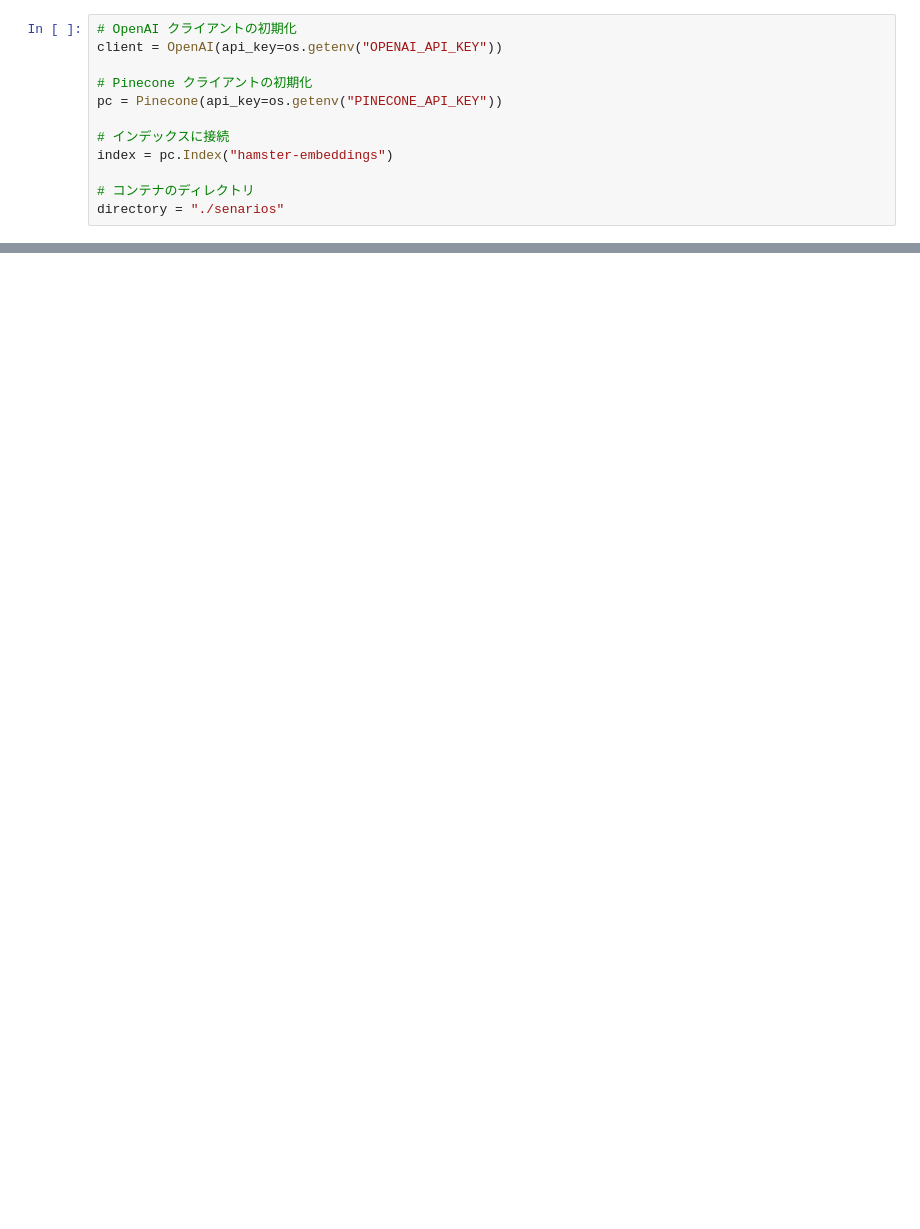
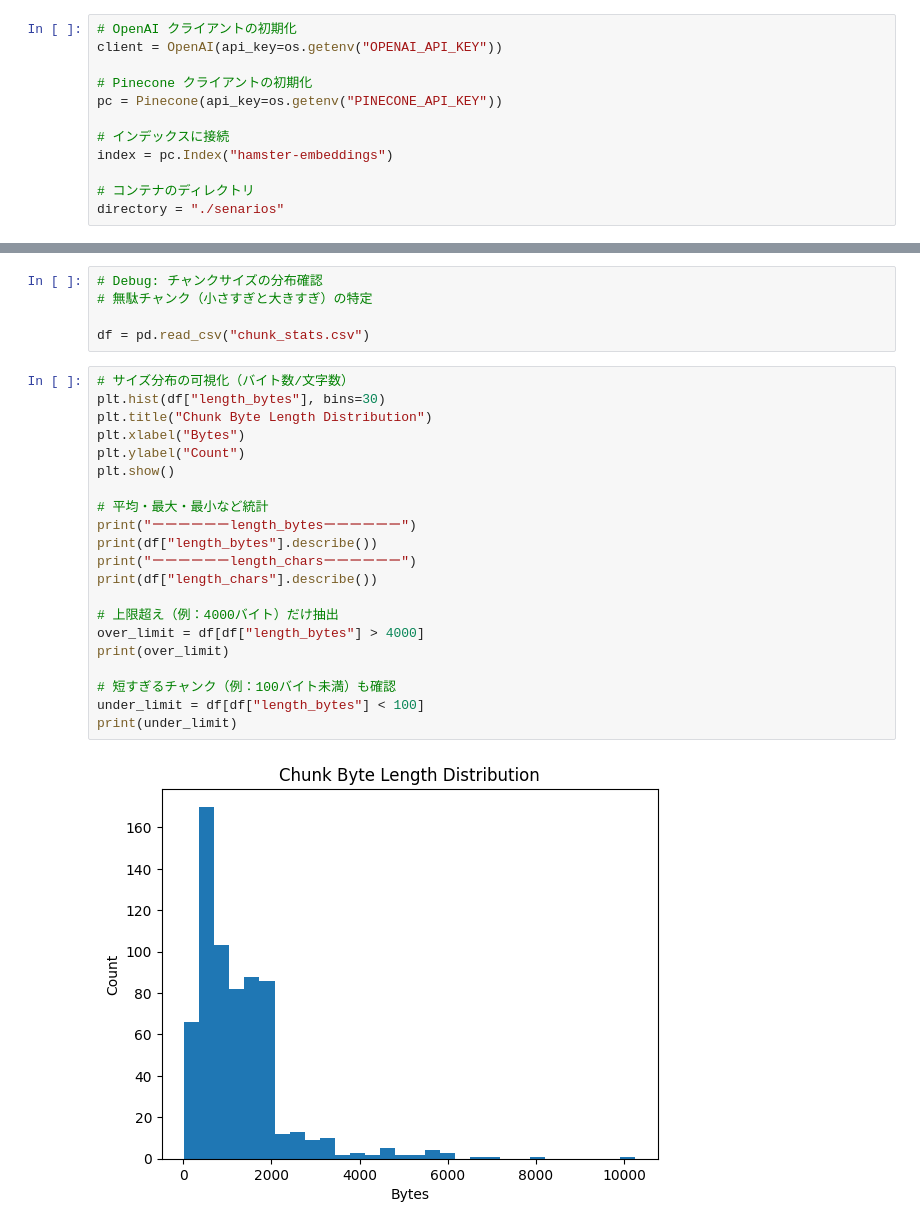
Before and after one commit to gotainu/hamster-rag, a Jupyter notebook: chunk_text.ipynb, the cells around one changed output, grey strips where cells are left out. Drawn from its saved outputs; the diff is of its cells as text; blank space fills up the shorter version.

Commit message:
Fixed chunk trouble

```diff
--- a/chunk_text.ipynb
+++ b/chunk_text.ipynb
@@ -276,0 +340,28 @@ print(chat_response.choices[0].message.content)
+# %%
+# Debug: チャンクサイズの分布確認
+# 無駄チャンク（小さすぎと大きすぎ）の特定
+
+df = pd.read_csv("chunk_stats.csv")
+# %%
+# サイズ分布の可視化（バイト数/文字数）
+plt.hist(df["length_bytes"], bins=30)
+plt.title("Chunk Byte Length Distribution")
+plt.xlabel("Bytes")
+plt.ylabel("Count")
+plt.show()
+
+# 平均・最大・最小など統計
+print("ーーーーーーlength_bytesーーーーーー")
+print(df["length_bytes"].describe())
+print("ーーーーーーlength_charsーーーーーー")
+print(df["length_chars"].describe())
+
+# 上限超え（例：4000バイト）だけ抽出
+over_limit = df[df["length_bytes"] > 4000]
+print(over_limit)
+
+# 短すぎるチャンク（例：100バイト未満）も確認
+under_limit = df[df["length_bytes"] < 100]
+print(under_limit)
+# %% [output]
+[figure, added]
```
Also changed, not shown: parts of 36 cells of this notebook, 1 other file.
